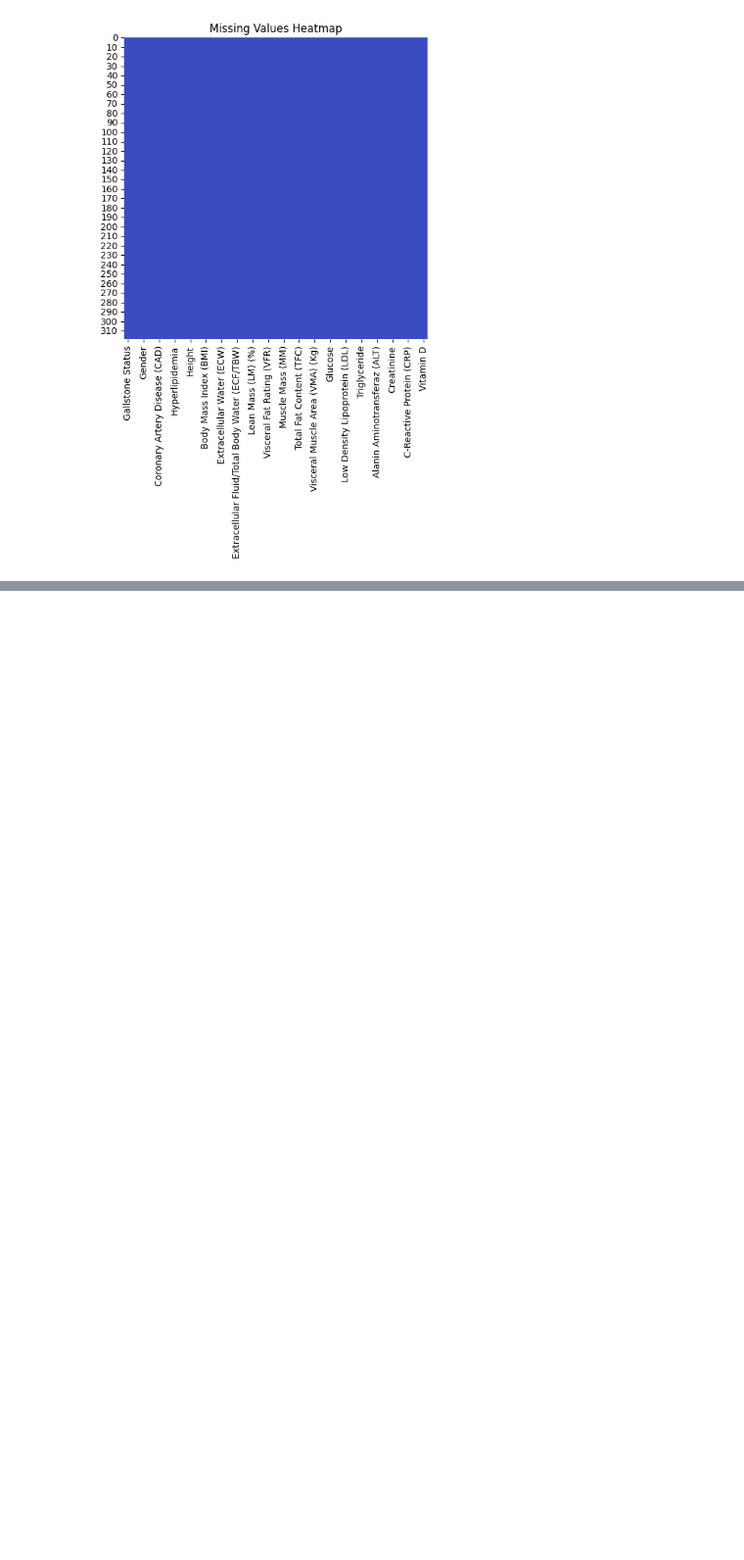
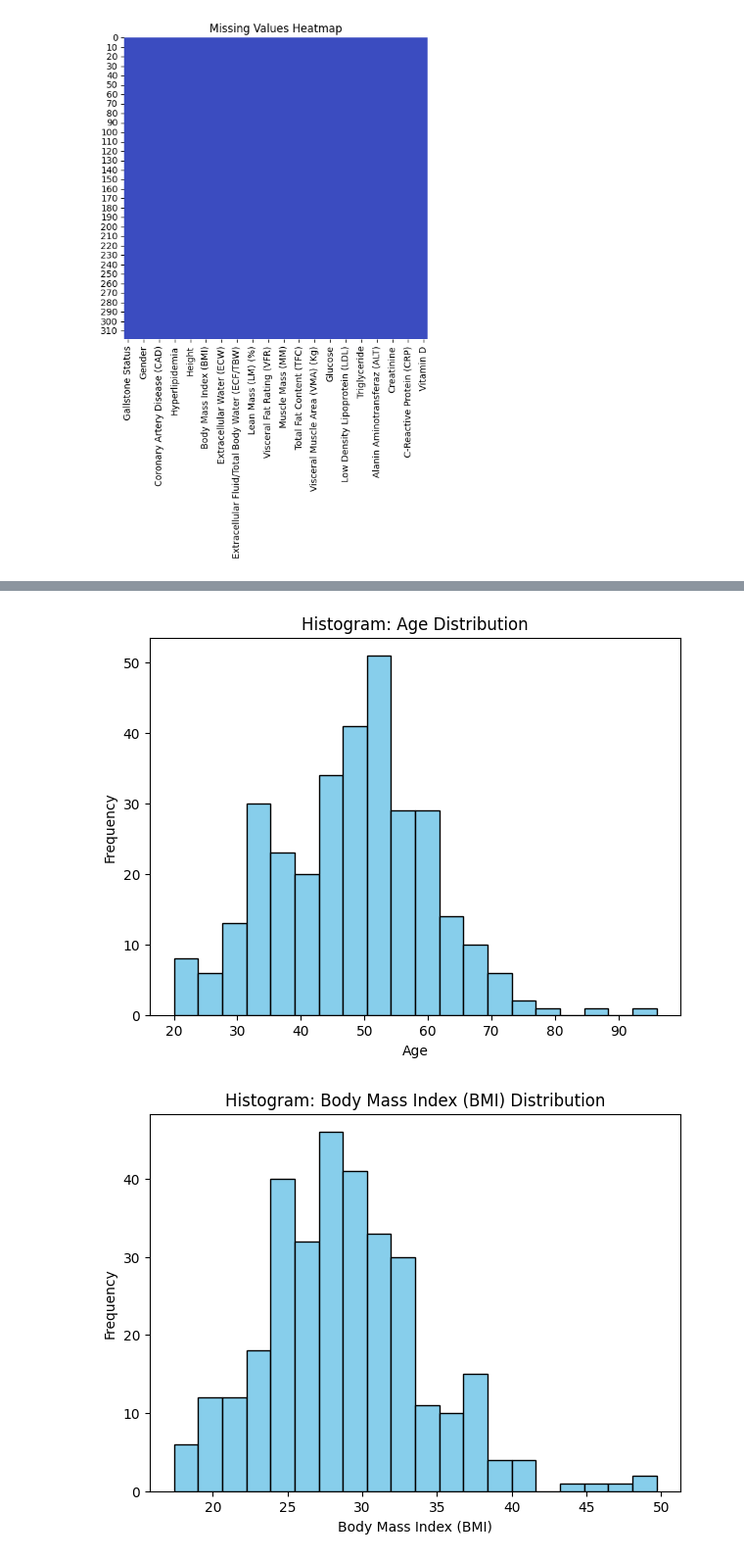
Before and after one commit to ShathaAlshalawi/Gallstone_project, a Jupyter notebook: phase2.ipynb, the cells around one changed output, grey strips where cells are left out. Shown at 98% size. Cells and saved outputs as stored; diff of their text form; code cells hidden in the pictures; blank space fills up the shorter version.

```diff
--- a/phase2.ipynb
+++ b/phase2.ipynb
@@ -129,0 +144,13 @@ df.to_csv("Preprocessed_dataset.csv", index=False)
+# %%
+numeric_cols = ['Age', 'Body Mass Index (BMI)','Total Cholesterol (TC)', 'Glucose']
+
+for col in numeric_cols:
+    plt.figure(figsize=(7,5))
+    plt.hist(df[col], bins=20, color='skyblue', edgecolor='black')
+    plt.xlabel(col)
+    plt.ylabel("Frequency")
+    plt.title(f"Histogram: {col} Distribution")
+    plt.show()
+# %% [output]
+[figure, added]
+[figure, added]
```
Also changed, not shown: parts of 6 cells of this notebook.
